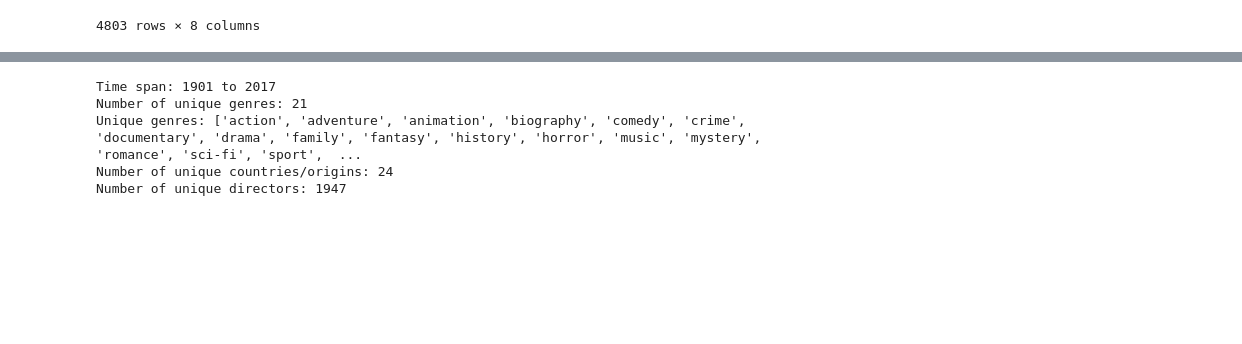
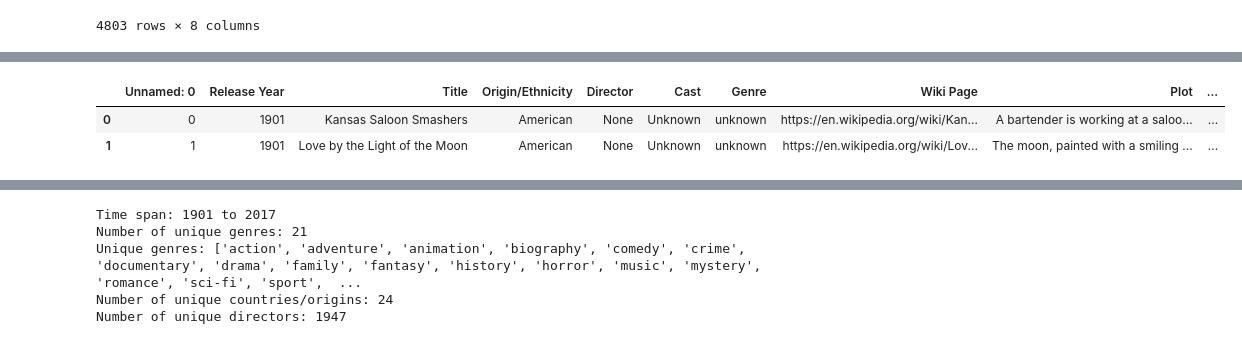
Before and after one commit to mostafaAsala/ML-project, a Jupyter notebook: movie_data_exploration.ipynb, the cells around one changed output, grey strips where cells are left out. Cells and saved outputs as stored; diff of their text form; code cells hidden in the pictures; blank space fills up the shorter version.

```diff
--- a/movie_data_exploration.ipynb
+++ b/movie_data_exploration.ipynb
@@ -219,6 +219,12 @@ df_wiki[df_wiki['Cast']!='Unknown'].head()
 # Prepare lowercase title columns for merging
 df_tmdb_credits['title_lower'] = df_tmdb_credits['title'].str.lower()
 df_wiki['Title_lower'] = df_wiki['Title'].str.lower()
+# %%
+df_wiki.head(2)
+# %% [output]
+|  | Unnamed: 0 | Release Year | Title | Origin/Ethnicity | Director | Cast | Genre | Wiki Page | Plot | ... |
+| 0 | 0 | 1901 | Kansas Saloon Smashers | American | None | Unknown | unknown | https://en.wikipedia.org/wiki/Kan... | A bartender is working at a saloo... | ... |
+| 1 | 1 | 1901 | Love by the Light of the Moon | American | None | Unknown | unknown | https://en.wikipedia.org/wiki/Lov... | The moon, painted with a smiling ... | ... |
 # %%
 # Merge TMDB director and top_cast into df_wiki using movie title (case-insensitive)
 df_merged = pd.merge(
```
Also changed, not shown: parts of 7 cells of this notebook, 16 other files.
